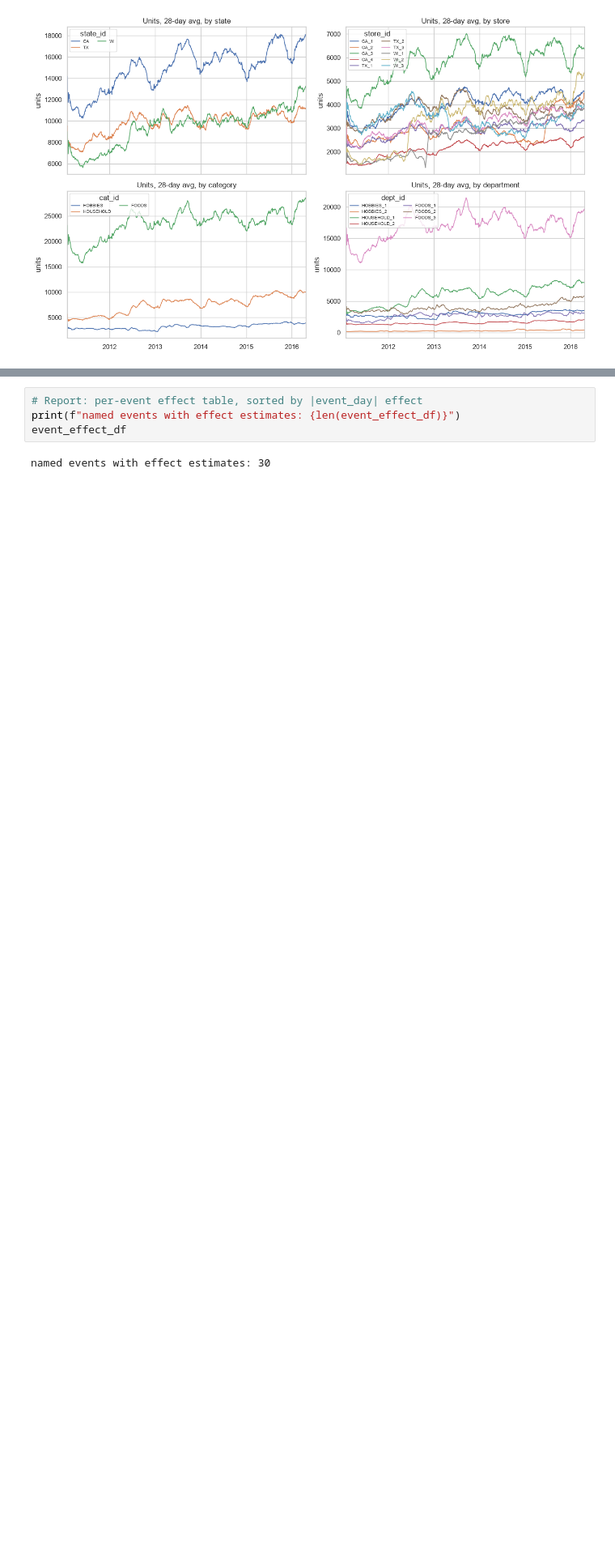
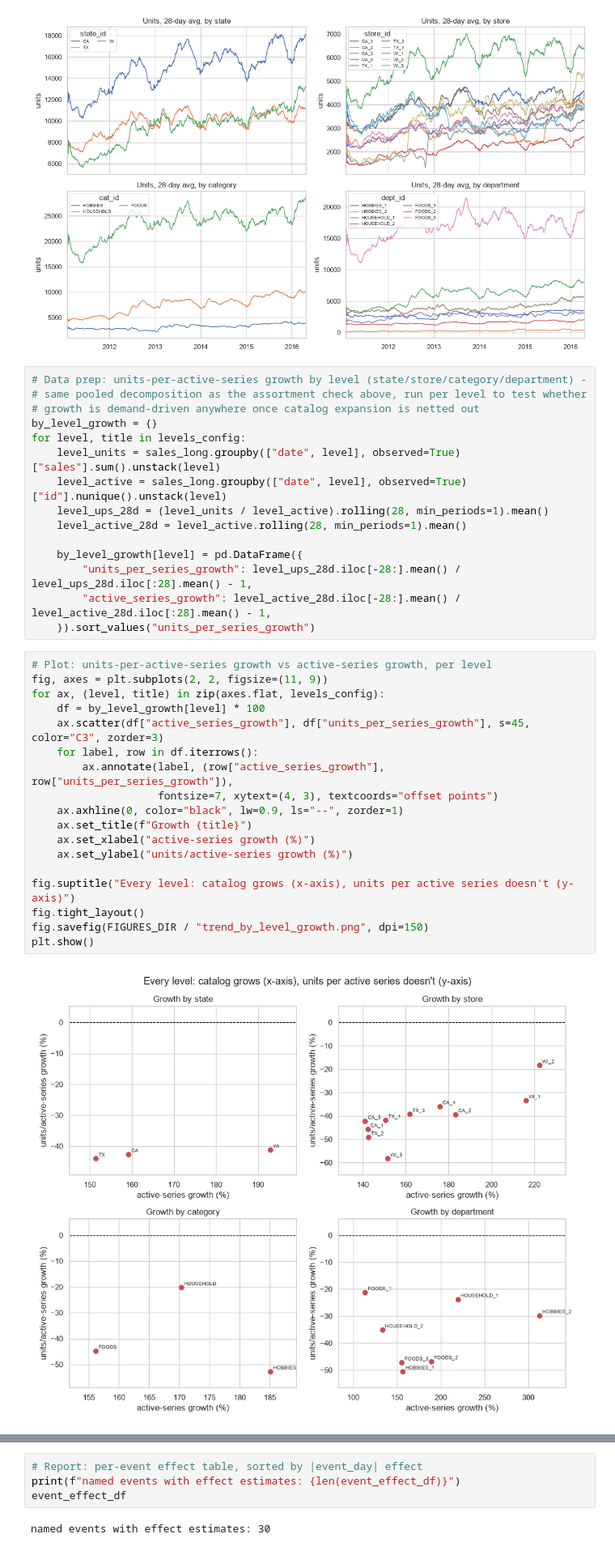
Before and after one commit to traha-89/M5_Forecasting_Accuracy, a Jupyter notebook: notebooks/02_eda.ipynb, the cells around one changed output, grey strips where cells are left out. Shown at 81% size. Saved outputs shown, nothing was run; the diff lists cells and outputs as text; blank space fills up the shorter version.

```diff
--- a/notebooks/02_eda.ipynb
+++ b/notebooks/02_eda.ipynb
@@ -205,6 +205,41 @@ fig.savefig(FIGURES_DIR / "trend_by_level.png", dpi=150)
 plt.show()
 # %% [output]
 [figure]
+# %%
+# Data prep: units-per-active-series growth by level (state/store/category/department) -
+# same pooled decomposition as the assortment check above, run per level to test whether
+# growth is demand-driven anywhere once catalog expansion is netted out
+by_level_growth = {}
+for level, title in levels_config:
+    level_units = sales_long.groupby(["date", level], observed=True)["sales"].sum().unstack(level)
+    level_active = sales_long.groupby(["date", level], observed=True)["id"].nunique().unstack(level)
+    level_ups_28d = (level_units / level_active).rolling(28, min_periods=1).mean()
+    level_active_28d = level_active.rolling(28, min_periods=1).mean()
+
+    by_level_growth[level] = pd.DataFrame({
+        "units_per_series_growth": level_ups_28d.iloc[-28:].mean() / level_ups_28d.iloc[:28].mean() - 1,
+        "active_series_growth": level_active_28d.iloc[-28:].mean() / level_active_28d.iloc[:28].mean() - 1,
+    }).sort_values("units_per_series_growth")
+# %%
+# Plot: units-per-active-series growth vs active-series growth, per level
+fig, axes = plt.subplots(2, 2, figsize=(11, 9))
+for ax, (level, title) in zip(axes.flat, levels_config):
+    df = by_level_growth[level] * 100
+    ax.scatter(df["active_series_growth"], df["units_per_series_growth"], s=45, color="C3", zorder=3)
+    for label, row in df.iterrows():
+        ax.annotate(label, (row["active_series_growth"], row["units_per_series_growth"]),
+                    fontsize=7, xytext=(4, 3), textcoords="offset points")
+    ax.axhline(0, color="black", lw=0.9, ls="--", zorder=1)
+    ax.set_title(f"Growth {title}")
+    ax.set_xlabel("active-series growth (%)")
+    ax.set_ylabel("units/active-series growth (%)")
+
+fig.suptitle("Every level: catalog grows (x-axis), units per active series doesn't (y-axis)")
+fig.tight_layout()
+fig.savefig(FIGURES_DIR / "trend_by_level_growth.png", dpi=150)
+plt.show()
+# %% [output]
+[figure, added]
 # %%
 # ===== Figure 3: Assortment & Units per Series =====
 # (uses pct_change_* metrics computed in the data-prep cell above)
```
Also changed, not shown: parts of 8 cells of this notebook, 4 other files.
